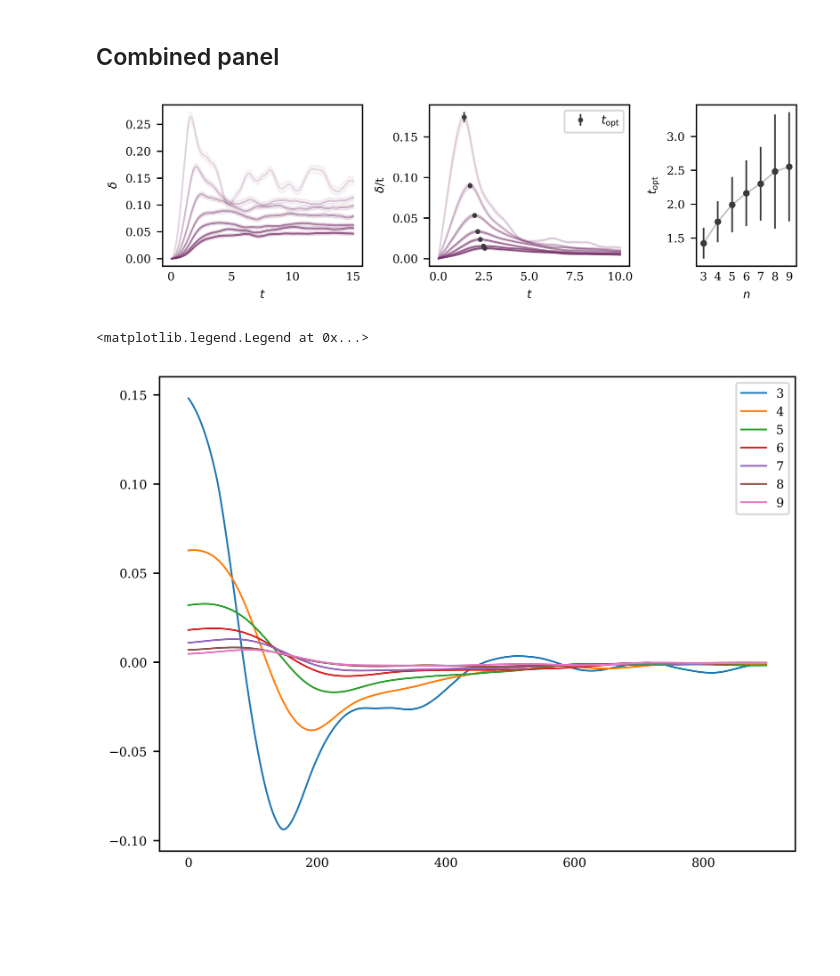
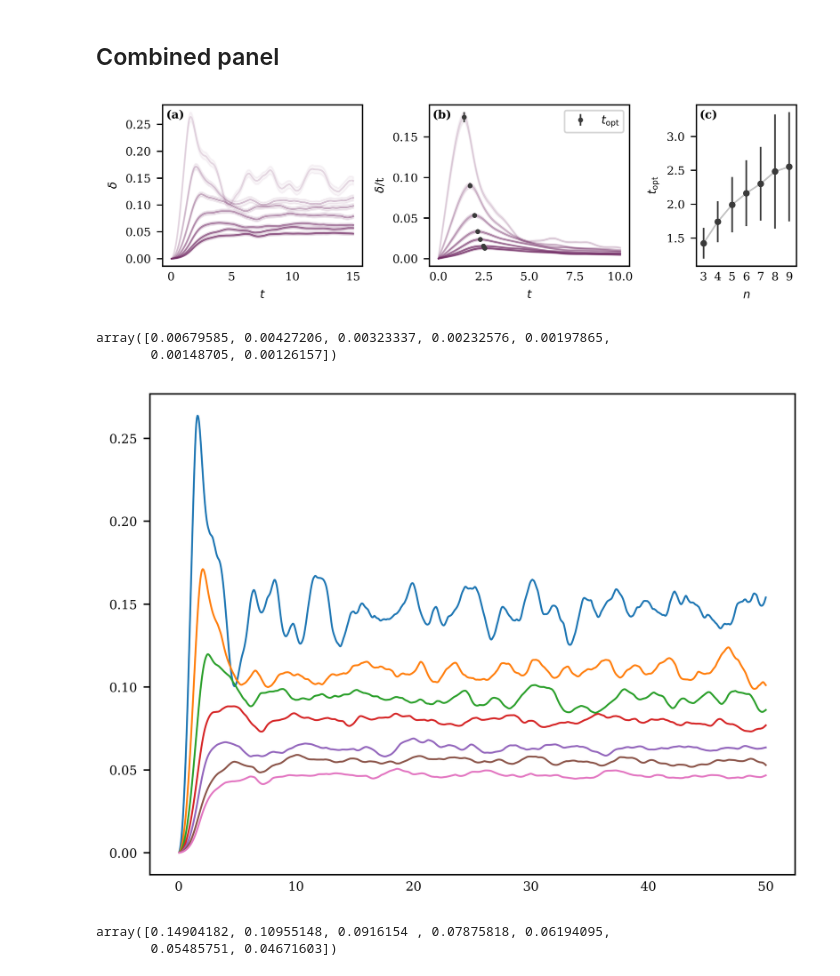
Before and after one commit to petr-ivashkov/quantum-mcmc, a Jupyter notebook: plots/delta_vs_t.ipynb, the cells around one changed output. Cells and saved outputs as stored; diff of their text form; code cells hidden in the pictures; blank space fills up the shorter version.

```diff
--- a/plots/delta_vs_t.ipynb
+++ b/plots/delta_vs_t.ipynb
@@ -160,6 +160,9 @@ for n_id, n in enumerate(qubits_range):
 axes[0].set_xlabel('$t$')
 axes[0].set_ylabel('$\delta$')
 # axes[0].legend()  # Uncomment to show legend
+
+# Add label (a)
+axes[0].text(0.11, 0.97, '(a)', transform=axes[0].transAxes, fontsize=7, fontweight='bold', va='top', ha='right')
 
 # Second plot: Delta over t vs. time with scatter plot
 split = 100
@@ -185,6 +188,9 @@ axes[1].set_xlabel('$t$')
 axes[1].set_ylabel('$\delta$/t')
 axes[1].legend()
 
+# Add label (a)
+axes[1].text(0.11, 0.97, '(b)', transform=axes[1].transAxes, fontsize=7, fontweight='bold', va='top', ha='right')
+
 # Third plot: t_opt vs. qubit range with error bars
 axes[2].plot(qubits_range, t_opt_arr, '-', color="#3b3b3b", alpha=0.3)
 axes[2].errorbar(qubits_range,
@@ -198,6 +204,9 @@ axes[2].set_ylabel('$t_{\mathrm{opt}}$')
 axes[2].set_xticks(qubits_range)
 axes[2].set_xlim(2.5, 9.5)
 
+# Add label (a)
+axes[2].text(0.21, 0.97, '(c)', transform=axes[2].transAxes, fontsize=7, fontweight='bold', va='top', ha='right')
+
 # axes[2].set_xscale('log')
 
 # Adjust layout to avoid overlapping
@@ -205,10 +214,11 @@ fig.tight_layout()
 
 # Save the combined figure
 fig.savefig(projectdir + 'figures/panel_delta_vs_t')
+fig.savefig(projectdir + 'figures/pdf_figures/panel_delta_vs_t.pdf')
 
 plt.show()
 # %% [output]
-[figure, old version]
+[figure, new version]
 # %%
 # Save optimal gammas
 optimal_times = {}
@@ -216,10 +226,19 @@ for n_id, n in enumerate(range(3,10)):
     optimal_times[f'{n}'] = np.round(t_opt_arr[n_id], 7)
 
 save_in_json(optimal_times, 'optimal_times.json')
+# %%
+stds
+# %% [output]
+array([0.00679585, 0.00427206, 0.00323337, 0.00232576, 0.00197865,
+       0.00148705, 0.00126157])
 # %%
-for n_id, n in enumerate(qubits_range):
-    plt.plot(delta_over_t_arr[n_id][100:] - delta_over_t_arr[n_id][:-100], label=f'{n}')
-plt.legend()
+for n_id, n in enumerate(qubits_range[:]):
+    plt.plot(time_range, delta_quantum_arr_avg[n_id])
+    # plt.fill_between(time_range, delta_quantum_arr_avg[n_id]-5*stds[n_id], delta_quantum_arr_avg[n_id]+5*stds[n_id])
 # %% [output]
-<matplotlib.legend.Legend at 0x...>
-[figure, old version]
+[figure, new version]
+# %%
+means
+# %% [output]
+array([0.14904182, 0.10955148, 0.0916154 , 0.07875818, 0.06194095,
+       0.05485751, 0.04671603])
```
Also changed, not shown: parts of 3 cells of this notebook, 34 other files.
